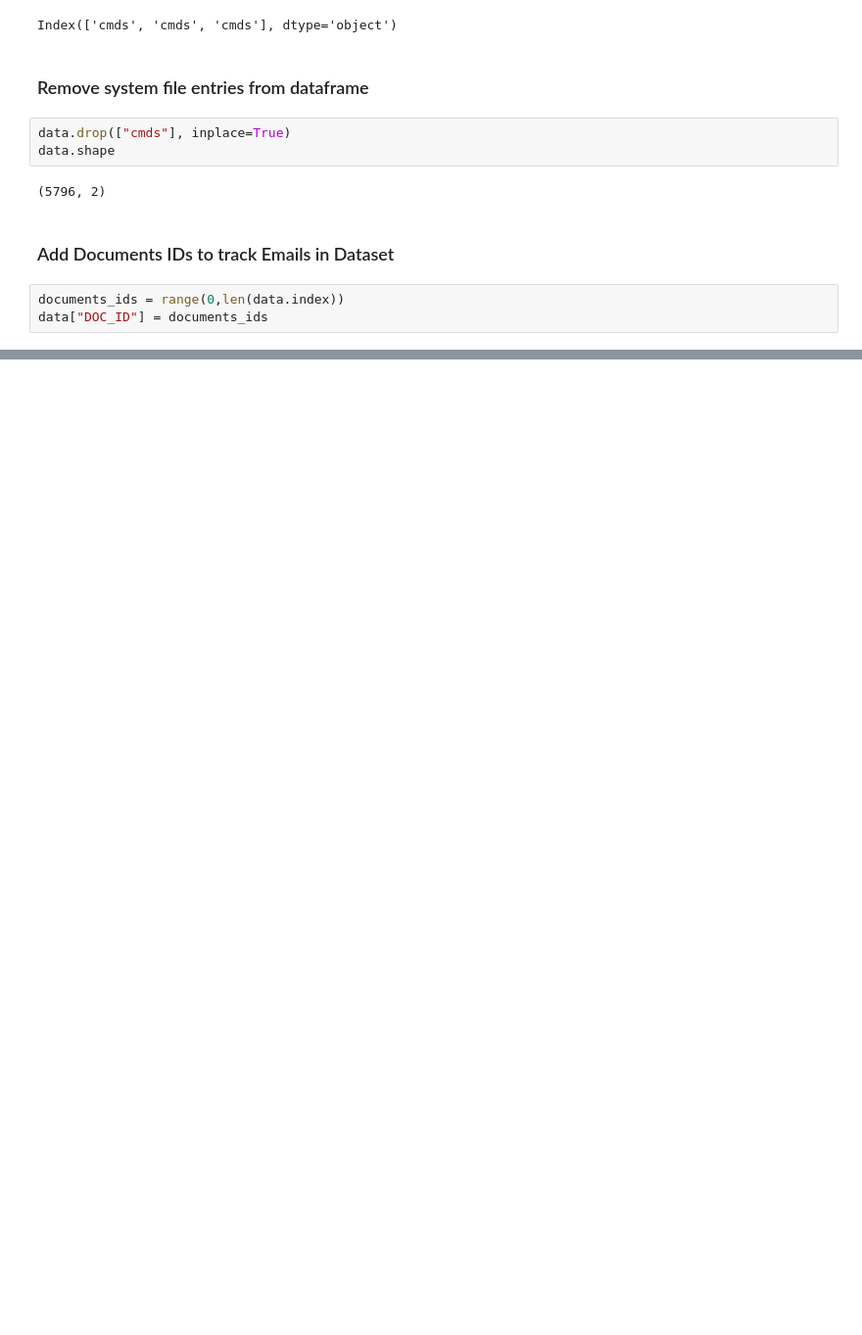
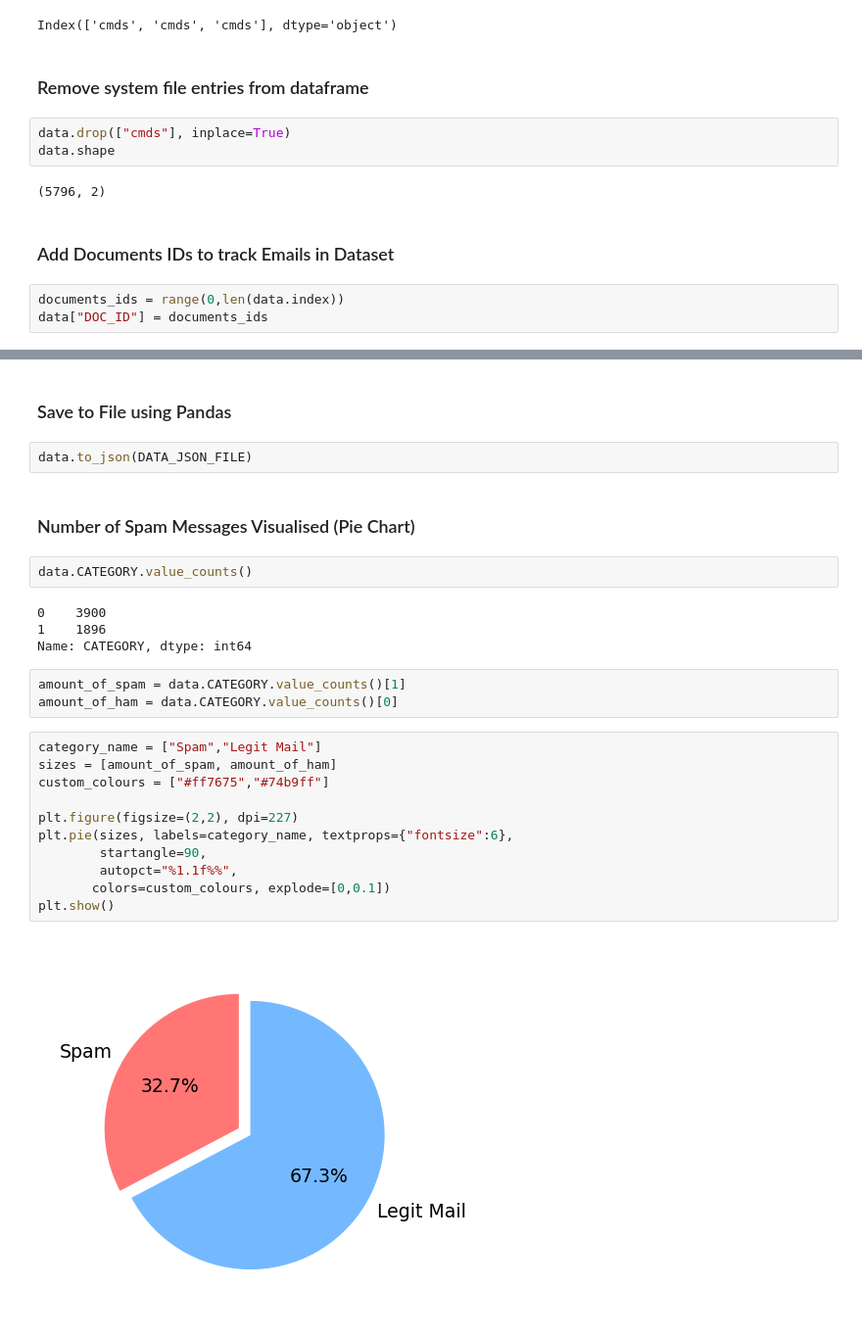
Before and after one commit to sjvasconcello/self-taught, a Jupyter notebook: python_bootcamp/Untitled Folder/Bayes Classifier.ipynb, the cells around one changed output, grey strips where cells are left out. Shown at 98% size. Cells and saved outputs as stored; diff of their text form; blank space fills up the shorter version.

```diff
--- a/python_bootcamp/Untitled Folder/Bayes Classifier.ipynb
+++ b/python_bootcamp/Untitled Folder/Bayes Classifier.ipynb
@@ -228,0 +250,28 @@ pandas.core.frame.DataFrame
+# %% [markdown]
+### Save to File using Pandas
+# %%
+data.to_json(DATA_JSON_FILE)
+# %% [markdown]
+### Number of Spam Messages Visualised (Pie Chart)
+# %%
+data.CATEGORY.value_counts()
+# %% [output]
+0    3900
+1    1896
+Name: CATEGORY, dtype: int64
+# %%
+amount_of_spam = data.CATEGORY.value_counts()[1]
+amount_of_ham = data.CATEGORY.value_counts()[0]
+# %%
+category_name = ["Spam","Legit Mail"]
+sizes = [amount_of_spam, amount_of_ham]
+custom_colours = ["#ff7675","#74b9ff"]
+
+plt.figure(figsize=(2,2), dpi=227)
+plt.pie(sizes, labels=category_name, textprops={"fontsize":6},
+        startangle=90,
+        autopct="%1.1f%%",
+       colors=custom_colours, explode=[0,0.1])
+plt.show()
+# %% [output]
+[figure, added]
```
Also changed, not shown: parts of 19 cells of this notebook.
